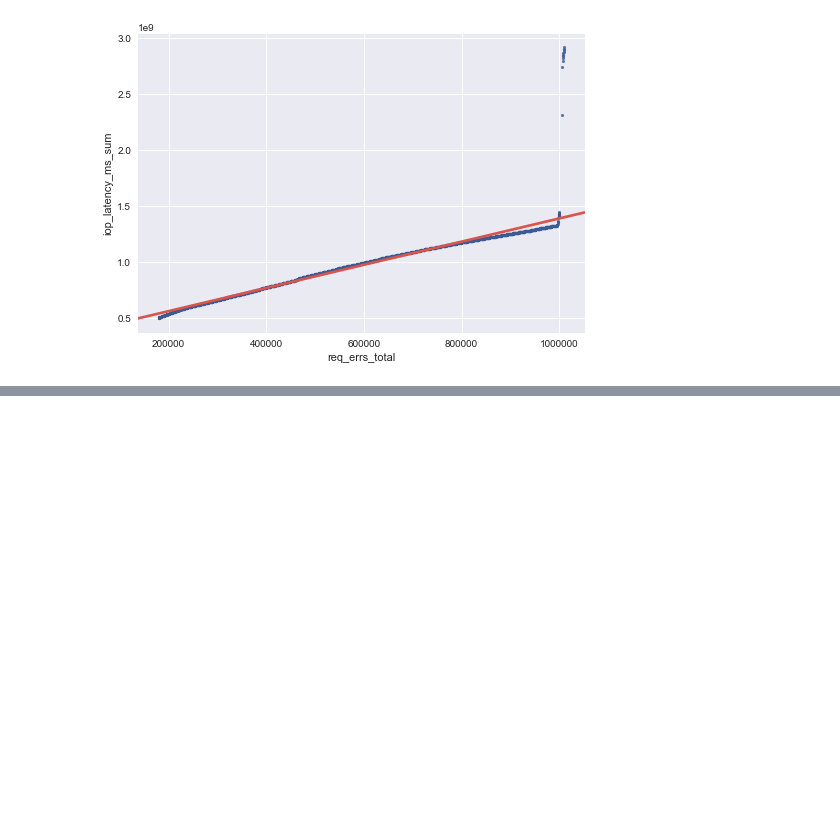
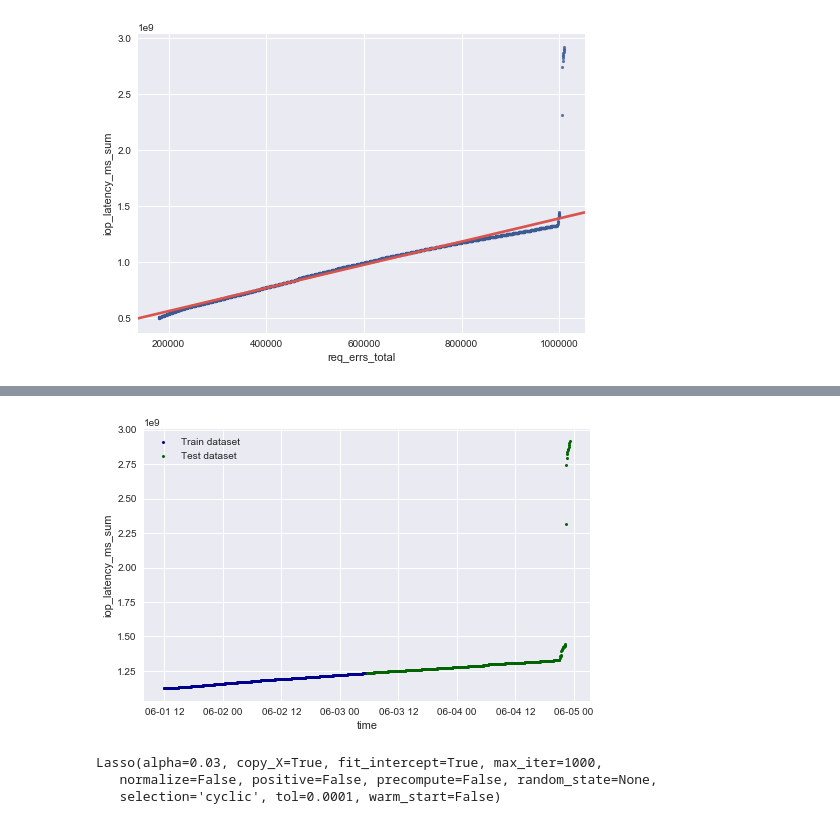
Before and after one commit to TheAviat0r/BC_thesis, a Jupyter notebook: final_thesis.ipynb, the cells around one changed output, grey strips where cells are left out. Saved outputs shown, nothing was run; the diff lists cells and outputs as text; code cells hidden in the pictures; blank space fills up the shorter version.

Commit message:
models: linear model have been implemented

```diff
--- a/final_thesis.ipynb
+++ b/final_thesis.ipynb
@@ -327,0 +235,32 @@ sns.regplot(x='req_errs_total', y='iop_latency_ms_sum', data=example_node,
+# %%
+train_data = example_node[-1000:-500]
+test_data = example_node[-500:]
+# %%
+fig, ax = plt.subplots(figsize=(8, 5))
+train_line, = plt.plot(train_data['time'], train_data['iop_latency_ms_sum'],
+                      linestyle='none', marker='o', color='darkblue',
+                      markersize=3)
+test_line, = plt.plot(test_data['time'], test_data['iop_latency_ms_sum'],
+                      linestyle='none', marker='o', color='darkgreen',
+                      markersize=3)
+plt.xlabel('time')
+plt.ylabel('iop_latency_ms_sum')
+plt.legend([train_line, test_line], ['Train dataset', 'Test dataset'])
+plt.show()
+# %% [output]
+[figure, added]
+# %%
+predictors = [
+    'write_reqs_total',
+    'read_reqs_total',
+    'write_rollback_bytes_total',
+    'stat_reqs_total',
+    'req_errs_total',
+]
+
+regression_model = linear_model.Lasso(0.03)
+regression_model.fit(train_data[predictors], train_data['iop_latency_ms_sum'])
+# %% [output]
+Lasso(alpha=0.03, copy_X=True, fit_intercept=True, max_iter=1000,
+   normalize=False, positive=False, precompute=False, random_state=None,
+   selection='cyclic', tol=0.0001, warm_start=False)
```
Also changed, not shown: parts of 30 cells of this notebook.
